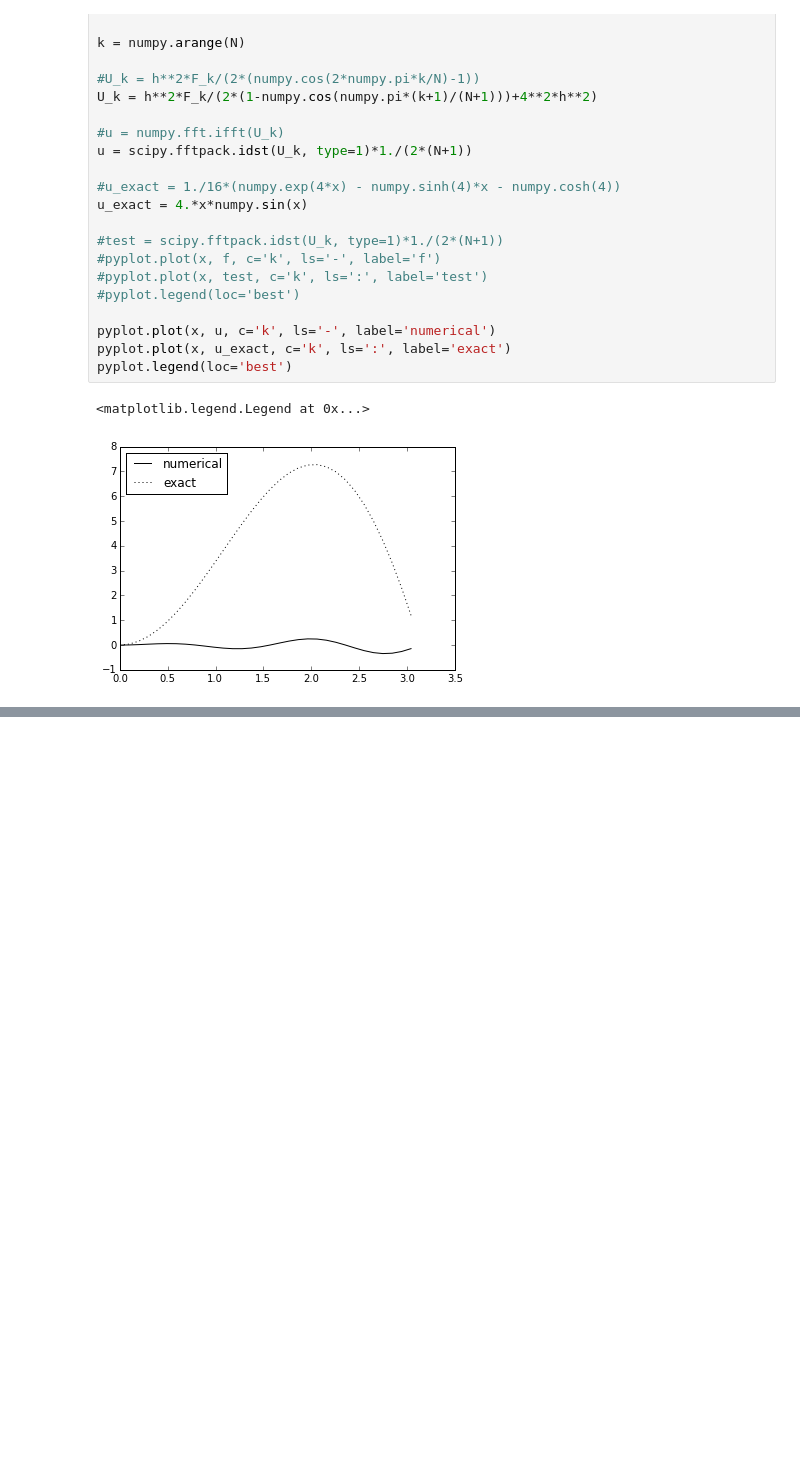
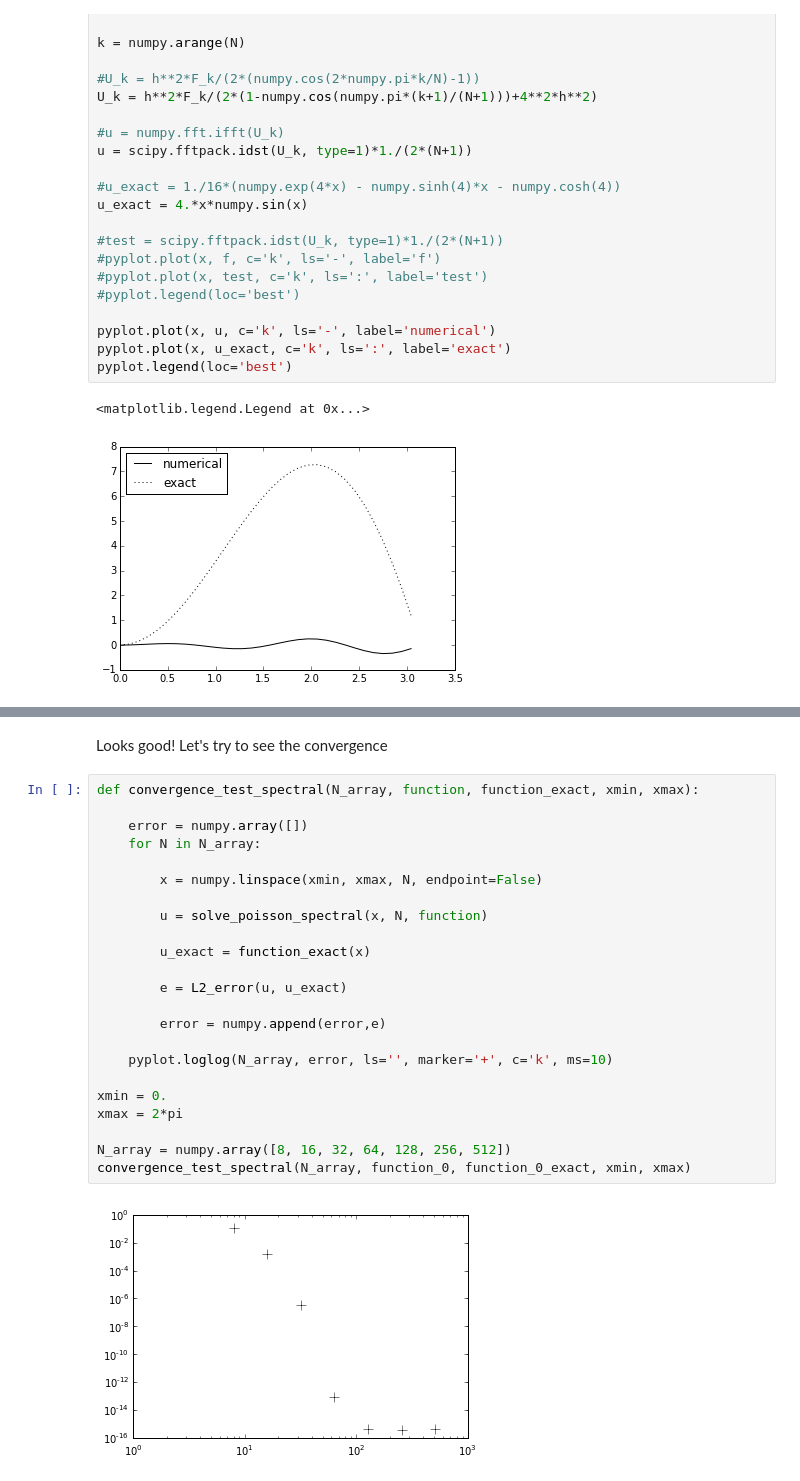
Before and after one commit to cdcooper84/fast_algorithms, a Jupyter notebook: spectral_BVP.ipynb, the cells around one changed output, grey strips where cells are left out. Cells and saved outputs as stored; diff of their text form; blank space fills up the shorter version.

```diff
--- a/spectral_BVP.ipynb
+++ b/spectral_BVP.ipynb
@@ -245,0 +331,27 @@ pyplot.legend(loc='best')
+# %% [markdown]
+Looks good! Let's try to see the convergence
+# %%
+def convergence_test_spectral(N_array, function, function_exact, xmin, xmax):
+
+    error = numpy.array([])
+    for N in N_array:
+
+        x = numpy.linspace(xmin, xmax, N, endpoint=False)
+
+        u = solve_poisson_spectral(x, N, function)
+
+        u_exact = function_exact(x)
+
+        e = L2_error(u, u_exact)
+
+        error = numpy.append(error,e)
+
+    pyplot.loglog(N_array, error, ls='', marker='+', c='k', ms=10)
+
+xmin = 0.
+xmax = 2*pi
+
+N_array = numpy.array([8, 16, 32, 64, 128, 256, 512])
+convergence_test_spectral(N_array, function_0, function_0_exact, xmin, xmax)
+# %% [output]
+[figure, added]
```
Also changed, not shown: parts of 8 cells of this notebook.
